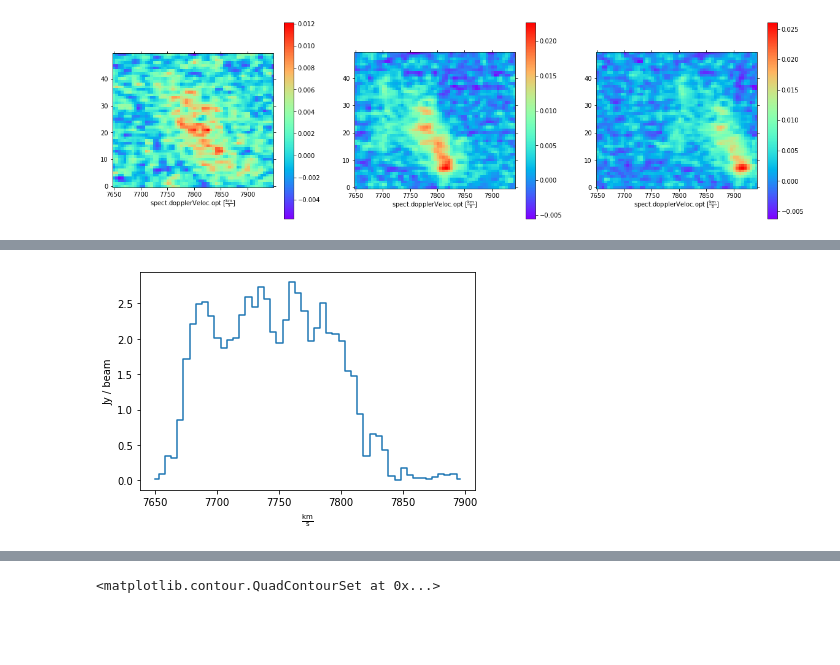
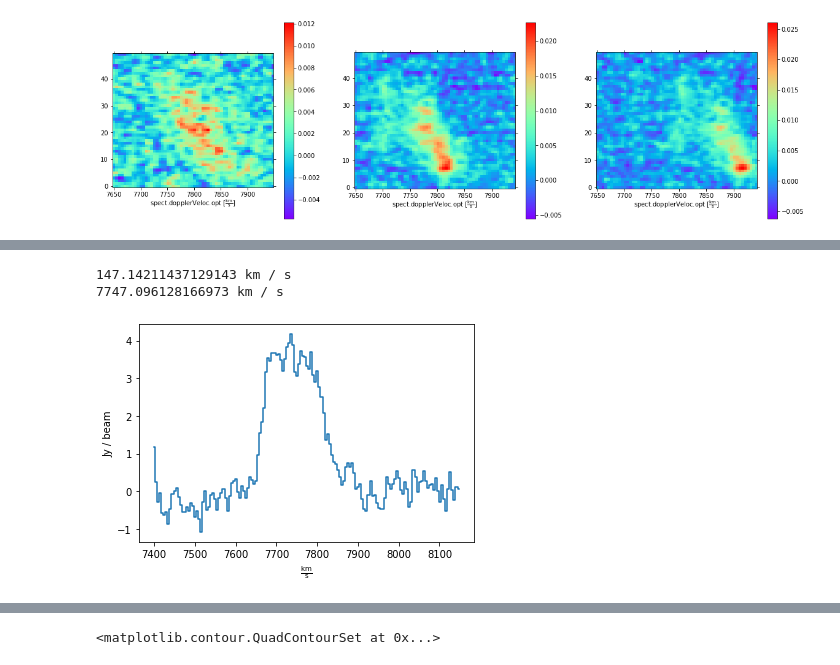
Before and after one commit to spectram/meerchoirs, a Jupyter notebook: g2atca-analysis.ipynb, the cells around one changed output, grey strips where cells are left out. Saved outputs shown, nothing was run; the diff lists cells and outputs as text; code cells hidden in the pictures; blank space fills up the shorter version.

```diff
--- a/g2atca-analysis.ipynb
+++ b/g2atca-analysis.ipynb
@@ -149,11 +149,18 @@ spec.quicklook()
 # %%
 ## Masked Spectrum Extraction -G2S1
 import regions
+from specutils import Spectrum1D
+from specutils import SpectralRegion
+from specutils.analysis import fwhm, centroid
 
 crtf_g2s1 = "ellipse[[12h50m52.84s, -20:22:15.65],[3.5arcmin, 112arcsec],0deg] coord=J2000"
+cubeg2s1 = velcube.subcube_from_crtfregion(crtf_g2s1)
+specg2s1 = cubeg2s1.sum(axis=(1, 2))
+specg2s1.quicklook()
+
+spec1d = Spectrum1D(spectral_axis=specg2s1.spectral_axis, flux=specg2s1)
+print(fwhm(spec1d,regions=SpectralRegion(7600 * U.km/U.s, 7900 * U.km/U.s)))
+print(centroid(spec1d,region=SpectralRegion(7600 * U.km/U.s, 7900 * U.km/U.s)))
+
 cubeg2s1 = vel_masked.subcube_from_crtfregion(crtf_g2s1)
-
-#cubeg2s1[25,:,:].quicklook()
-specg2s1 = cubeg2s1.sum(axis=(1, 2)) #/ (102.96 * 30.86)* U.beam
-specg2s1.quicklook()
 # %% [output]
@@ -160,4 +168,6 @@ specg2s1.quicklook()
+147.14211437129143 km / s
+7747.096128166973 km / s
-[figure, old version]
+[figure, new version]
 # %%
 ## Masked Spectrum Extraction -G1S2 -  Channel masking not done
 crtf_g2s2 = "ellipse[[12h50m40.91s, -020.20.06.22], [2arcmin, 1arcmin], 0deg] coord=J2000"
```
Also changed, not shown: parts of 10 cells of this notebook, 2 other files.
